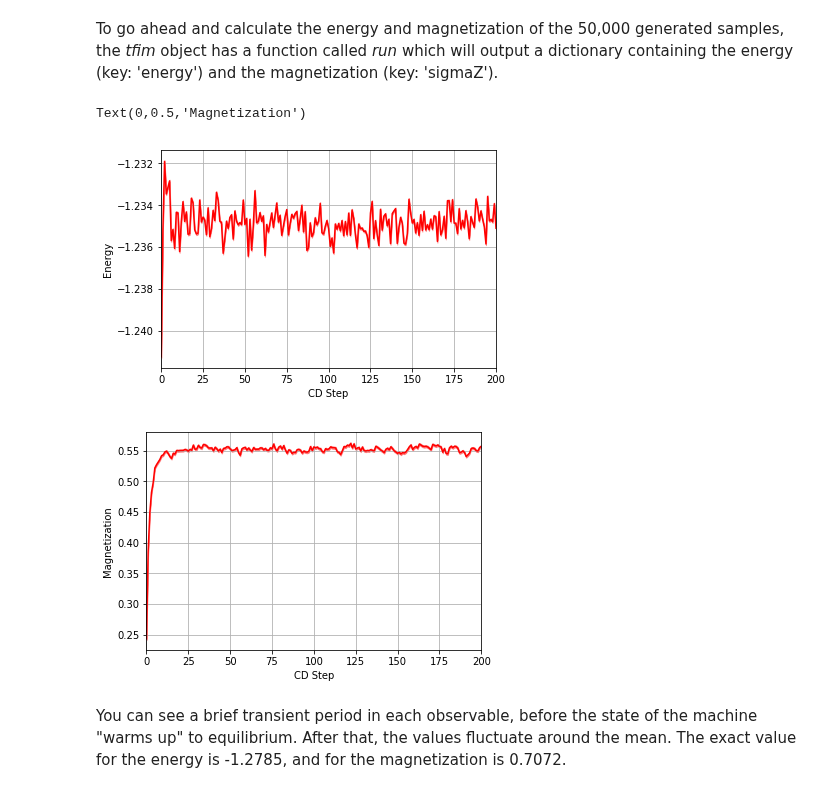
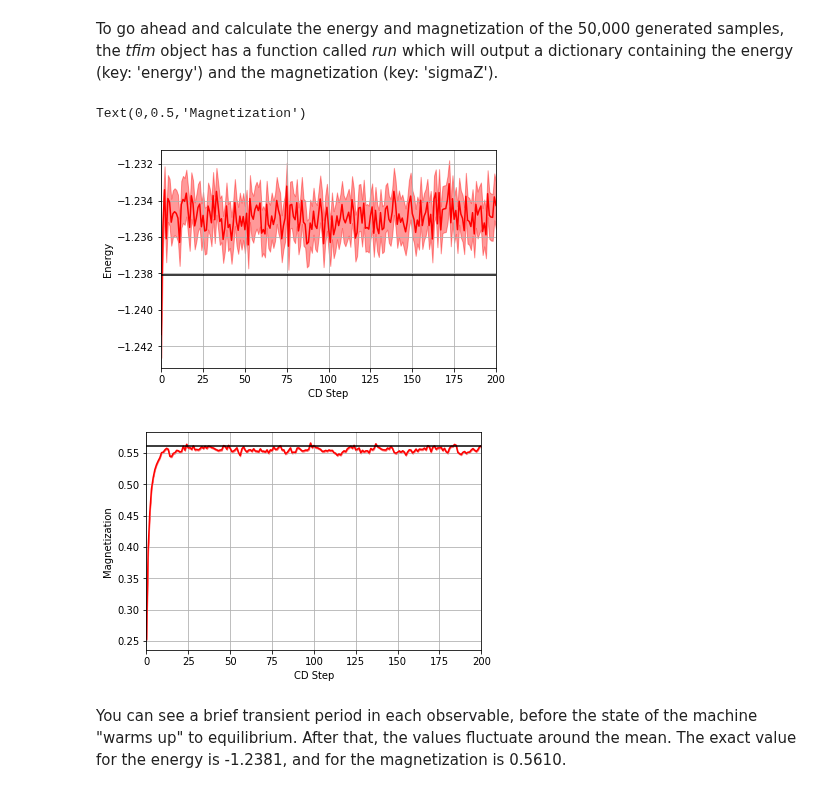
Before and after one commit to PIQuIL/QuCumber, a Jupyter notebook: examples/01_Ising/tutorial_quantum_ising.ipynb, the cells around one changed output. Drawn from its saved outputs; the diff is of its cells as text; code cells hidden in the pictures.

```diff
--- a/examples/01_Ising/tutorial_quantum_ising.ipynb
+++ b/examples/01_Ising/tutorial_quantum_ising.ipynb
@@ -134,37 +109,37 @@ To go ahead and calculate the energy and magnetization of the 50,000 generated s
 # %%
 n_eq = 200
 simulation = tfim.Run(nn_state,n_eq, show_convergence=True)
 
 step = list(range(n_eq+1))
 
-Energy     = simulation['energy']
-err_energy = np.std(Energy)/np.sqrt(len(Energy))
+Energy     = simulation['energy']['energies']
+err_energy = simulation['energy']['error']
 
-sigmaZ = simulation['sigmaZ']
-err_sZ = np.std(sigmaZ)/np.sqrt(len(sigmaZ))
+sigmaZ = simulation['sigmaZ']['sZ']
+err_sZ = simulation['energy']['error']
 
 plt.figure(1)
 ax1 = plt.axes()
 ax1.plot(step, Energy, color='red')
+ax1.axhline(-1.2381, color='black')
 ax1.fill_between(step, Energy-err_energy, Energy+err_energy, color='red', alpha=0.4)
-#ax1.plot(step, true_energy, color='black')
 ax1.grid()
 ax1.set_xlim(0,n_eq)
 ax1.set_xlabel('CD Step')
 ax1.set_ylabel('Energy')
 
 plt.figure(2)
 ax2 = plt.axes()
 ax2.plot(step, sigmaZ, color='red')
+ax2.axhline(0.5610, color='black')
 ax2.fill_between(step, sigmaZ-err_sZ, sigmaZ+err_sZ, color='red', alpha=0.4)
-#ax2.plot(step_list, true_mag, color='black')
 ax2.grid()
 ax2.set_xlim(0,n_eq)
 ax2.set_xlabel('CD Step')
 ax2.set_ylabel('Magnetization')
 # %% [output]
 Text(0,0.5,'Magnetization')
-[figure, old version]
+[figure, new version]
-[figure, old version]
+[figure, new version]
 # %% [markdown]
-You can see a brief transient period in each observable, before the state of the machine "warms up" to equilibrium.  After that, the values fluctuate around the mean.  The exact value for the energy is -1.2785, and for the magnetization is 0.7072.
+You can see a brief transient period in each observable, before the state of the machine "warms up" to equilibrium.  After that, the values fluctuate around the mean.  The exact value for the energy is -1.2381, and for the magnetization is 0.5610.
```
Also changed, not shown: parts of 2 cells of this notebook, 1 other file.
